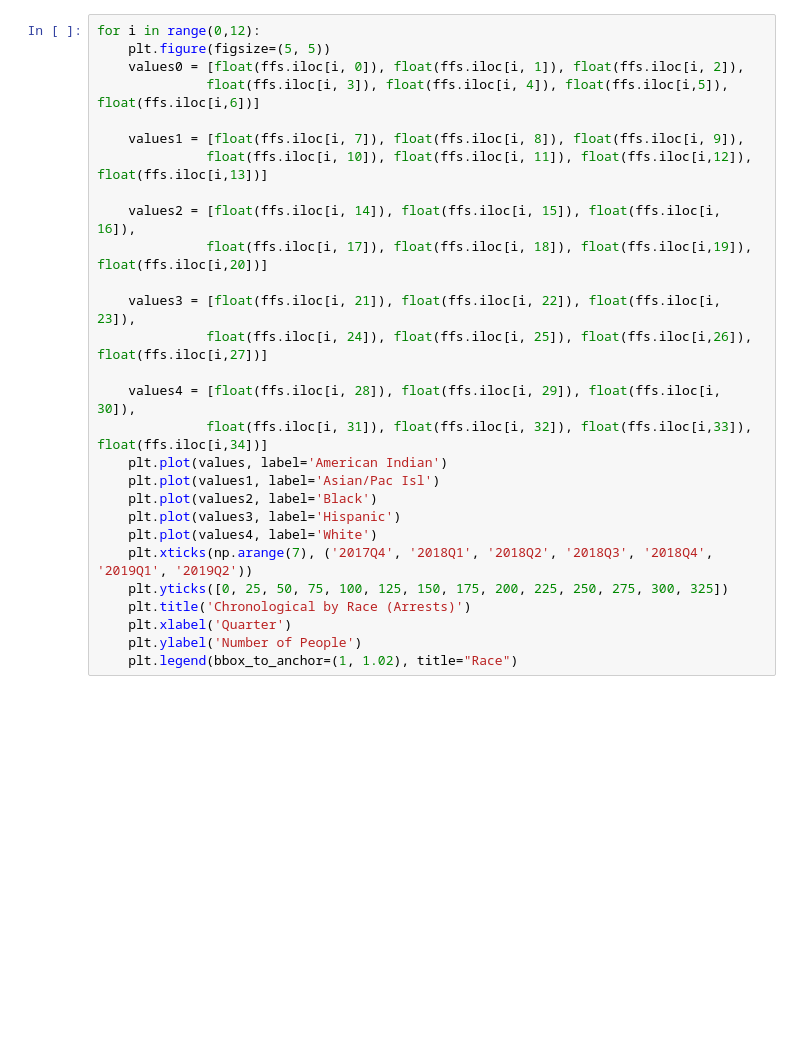
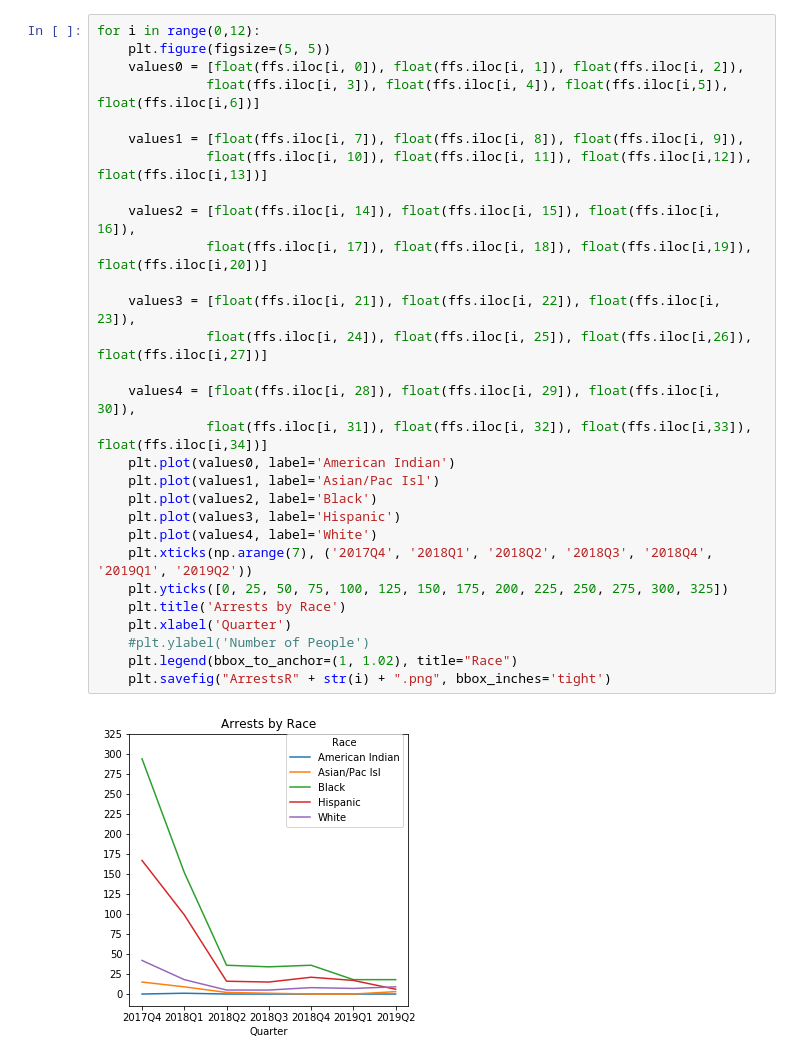
Before and after one commit to lkahlon9/fare_evasion, a Jupyter notebook: chronologicaldata.ipynb, the cells around one changed output. Saved outputs shown, nothing was run; the diff lists cells and outputs as text; blank space fills up the shorter version.

```diff
--- a/chronologicaldata.ipynb
+++ b/chronologicaldata.ipynb
@@ -174,28 +306,31 @@ for i in range(0,12):
 # %%
 for i in range(0,12):
     plt.figure(figsize=(5, 5))
     values0 = [float(ffs.iloc[i, 0]), float(ffs.iloc[i, 1]), float(ffs.iloc[i, 2]),
               float(ffs.iloc[i, 3]), float(ffs.iloc[i, 4]), float(ffs.iloc[i,5]), float(ffs.iloc[i,6])]
 
     values1 = [float(ffs.iloc[i, 7]), float(ffs.iloc[i, 8]), float(ffs.iloc[i, 9]),
               float(ffs.iloc[i, 10]), float(ffs.iloc[i, 11]), float(ffs.iloc[i,12]), float(ffs.iloc[i,13])]
 
     values2 = [float(ffs.iloc[i, 14]), float(ffs.iloc[i, 15]), float(ffs.iloc[i, 16]),
               float(ffs.iloc[i, 17]), float(ffs.iloc[i, 18]), float(ffs.iloc[i,19]), float(ffs.iloc[i,20])]
 
     values3 = [float(ffs.iloc[i, 21]), float(ffs.iloc[i, 22]), float(ffs.iloc[i, 23]),
               float(ffs.iloc[i, 24]), float(ffs.iloc[i, 25]), float(ffs.iloc[i,26]), float(ffs.iloc[i,27])]
 
     values4 = [float(ffs.iloc[i, 28]), float(ffs.iloc[i, 29]), float(ffs.iloc[i, 30]),
               float(ffs.iloc[i, 31]), float(ffs.iloc[i, 32]), float(ffs.iloc[i,33]), float(ffs.iloc[i,34])]
-    plt.plot(values, label='American Indian')
+    plt.plot(values0, label='American Indian')
     plt.plot(values1, label='Asian/Pac Isl')
     plt.plot(values2, label='Black')
     plt.plot(values3, label='Hispanic')
     plt.plot(values4, label='White')
     plt.xticks(np.arange(7), ('2017Q4', '2018Q1', '2018Q2', '2018Q3', '2018Q4', '2019Q1', '2019Q2'))
     plt.yticks([0, 25, 50, 75, 100, 125, 150, 175, 200, 225, 250, 275, 300, 325])
-    plt.title('Chronological by Race (Arrests)')
+    plt.title('Arrests by Race')
     plt.xlabel('Quarter')
-    plt.ylabel('Number of People')
+    #plt.ylabel('Number of People')
     plt.legend(bbox_to_anchor=(1, 1.02), title="Race")
+    plt.savefig("ArrestsR" + str(i) + ".png", bbox_inches='tight')
+# %% [output]
+[figure, added]
```
Also changed, not shown: parts of 12 cells of this notebook.
